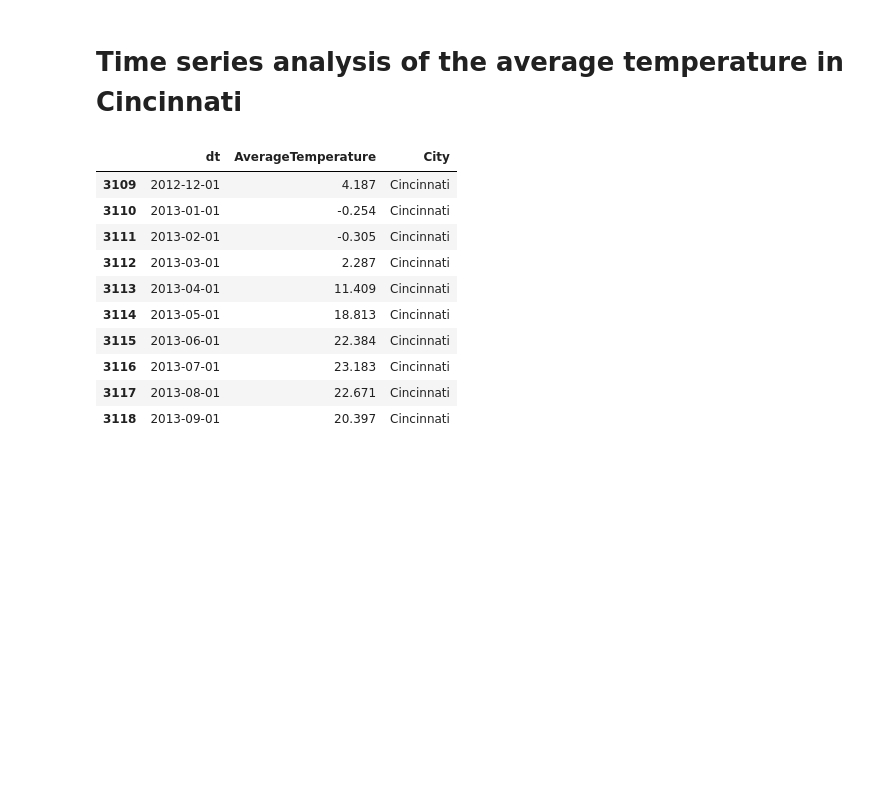
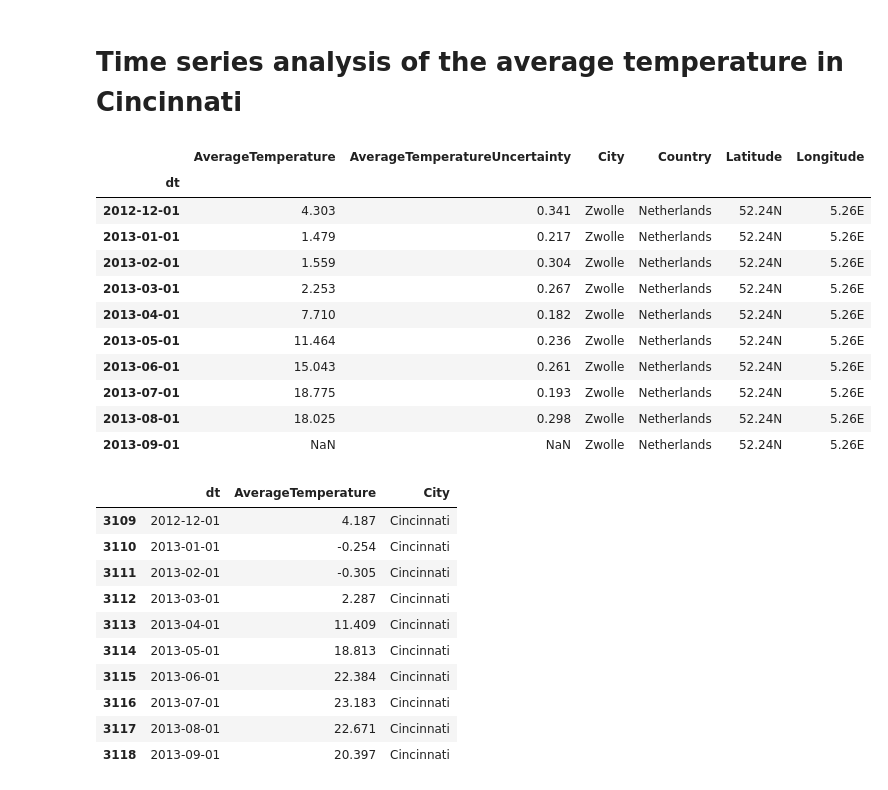
Before and after one commit to AndrewKranny/ClimateAnalysis, a Jupyter notebook: ClimateTimeSeriesAnalysis.ipynb, the cells around one changed output. Cells and saved outputs as stored; diff of their text form; code cells hidden in the pictures; blank space fills up the shorter version.

```diff
--- a/ClimateTimeSeriesAnalysis.ipynb
+++ b/ClimateTimeSeriesAnalysis.ipynb
@@ -15,6 +15,21 @@ GlobalLandTemperatureByMajorCity = pd.read_csv('Data/GlobalLandTemperaturesByMaj
 GlobalLandTemperaturesByCountry = pd.read_csv('Data/GlobalLandTemperaturesByCountry.csv')
 GlobalLandTemperaturesByState = pd.read_csv('Data/GlobalLandTemperaturesByState.csv')
 GlobalTemperatures = pd.read_csv('Data/GlobalTemperatures.csv')
+# %%
+Citytemp.tail(10)
+# %% [output]
+|  | AverageTemperature | AverageTemperatureUncertainty | City | Country | Latitude | Longitude |
+| dt |  |  |  |  |  |  |
+| 2012-12-01 | 4.303 | 0.341 | Zwolle | Netherlands | 52.24N | 5.26E |
+| 2013-01-01 | 1.479 | 0.217 | Zwolle | Netherlands | 52.24N | 5.26E |
+| 2013-02-01 | 1.559 | 0.304 | Zwolle | Netherlands | 52.24N | 5.26E |
+| 2013-03-01 | 2.253 | 0.267 | Zwolle | Netherlands | 52.24N | 5.26E |
+| 2013-04-01 | 7.710 | 0.182 | Zwolle | Netherlands | 52.24N | 5.26E |
+| 2013-05-01 | 11.464 | 0.236 | Zwolle | Netherlands | 52.24N | 5.26E |
+| 2013-06-01 | 15.043 | 0.261 | Zwolle | Netherlands | 52.24N | 5.26E |
+| 2013-07-01 | 18.775 | 0.193 | Zwolle | Netherlands | 52.24N | 5.26E |
+| 2013-08-01 | 18.025 | 0.298 | Zwolle | Netherlands | 52.24N | 5.26E |
+| 2013-09-01 | NaN | NaN | Zwolle | Netherlands | 52.24N | 5.26E |
 # %%
 # Time series analysis on the temperature values for only Cincinnati
 Citytemp_cincy = Citytemp.copy()
```
